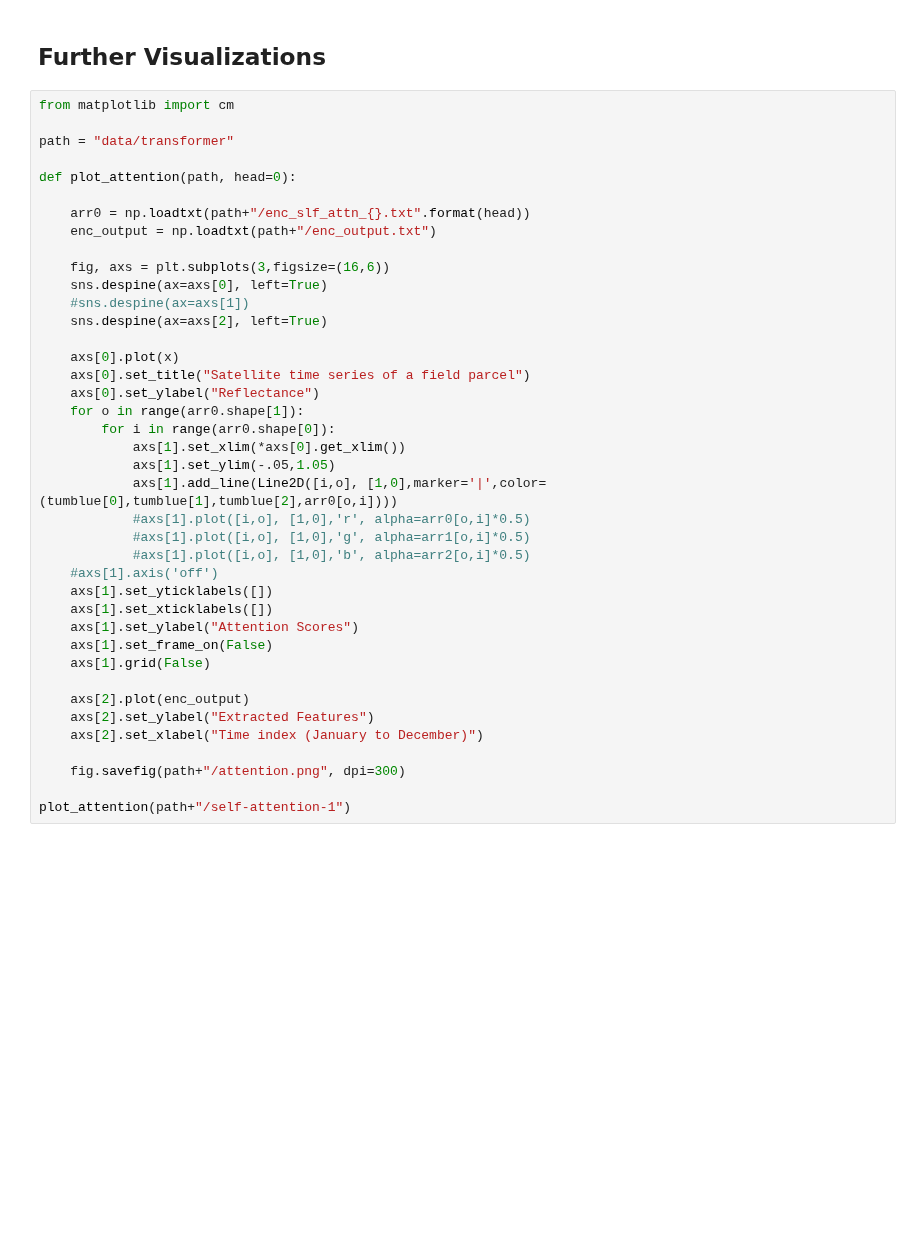
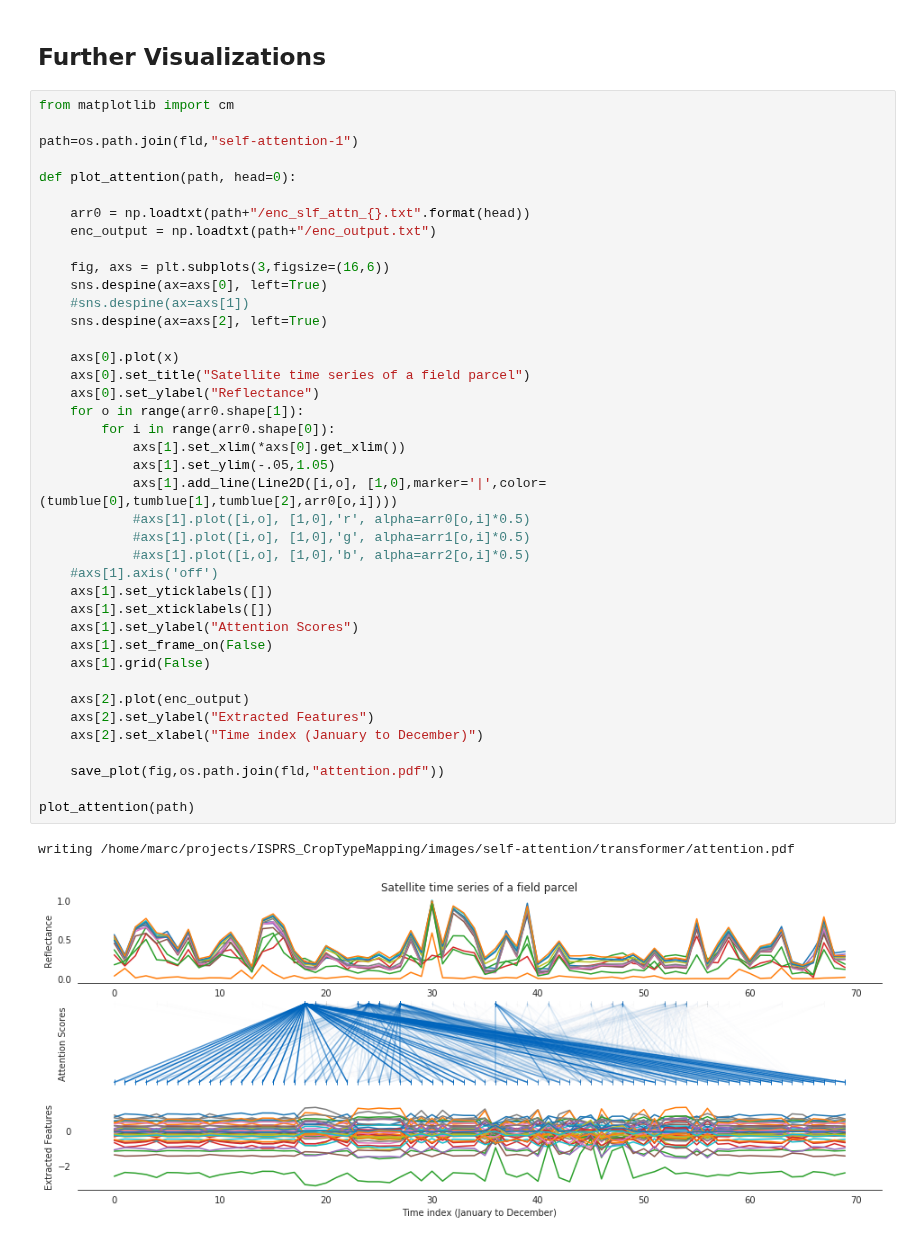
Before and after one commit to MarcCoru/crop-type-mapping, a Jupyter notebook: notebooks/Transformer.ipynb, the cells around one changed output. Drawn from its saved outputs; the diff is of its cells as text; blank space fills up the shorter version.

```diff
--- a/notebooks/Transformer.ipynb
+++ b/notebooks/Transformer.ipynb
@@ -322,7 +304,7 @@ writing data/transformer/self-attention-3/self-attention-3.png
 # %%
 from matplotlib import cm
 
-path = "data/transformer"
+path=os.path.join(fld,"self-attention-1")
 
 def plot_attention(path, head=0):
 
@@ -330,33 +312,36 @@ def plot_attention(path, head=0):
     enc_output = np.loadtxt(path+"/enc_output.txt")
 
     fig, axs = plt.subplots(3,figsize=(16,6))
     sns.despine(ax=axs[0], left=True)
     #sns.despine(ax=axs[1])
     sns.despine(ax=axs[2], left=True)
 
     axs[0].plot(x)
     axs[0].set_title("Satellite time series of a field parcel")
     axs[0].set_ylabel("Reflectance")
     for o in range(arr0.shape[1]):
         for i in range(arr0.shape[0]):
             axs[1].set_xlim(*axs[0].get_xlim())
             axs[1].set_ylim(-.05,1.05)
             axs[1].add_line(Line2D([i,o], [1,0],marker='|',color=(tumblue[0],tumblue[1],tumblue[2],arr0[o,i])))
             #axs[1].plot([i,o], [1,0],'r', alpha=arr0[o,i]*0.5)
             #axs[1].plot([i,o], [1,0],'g', alpha=arr1[o,i]*0.5)
             #axs[1].plot([i,o], [1,0],'b', alpha=arr2[o,i]*0.5)
     #axs[1].axis('off')
     axs[1].set_yticklabels([])
     axs[1].set_xticklabels([])
     axs[1].set_ylabel("Attention Scores")
     axs[1].set_frame_on(False)
     axs[1].grid(False)
 
     axs[2].plot(enc_output)
     axs[2].set_ylabel("Extracted Features")
     axs[2].set_xlabel("Time index (January to December)")
 
-    fig.savefig(path+"/attention.png", dpi=300)
+    save_plot(fig,os.path.join(fld,"attention.pdf"))
 
-plot_attention(path+"/self-attention-1")
+plot_attention(path)
+# %% [output]
+writing /home/marc/projects/ISPRS_CropTypeMapping/images/self-attention/transformer/attention.pdf
+[figure, added]
 # %%
```
Also changed, not shown: parts of 11 cells of this notebook, 7 other files.
